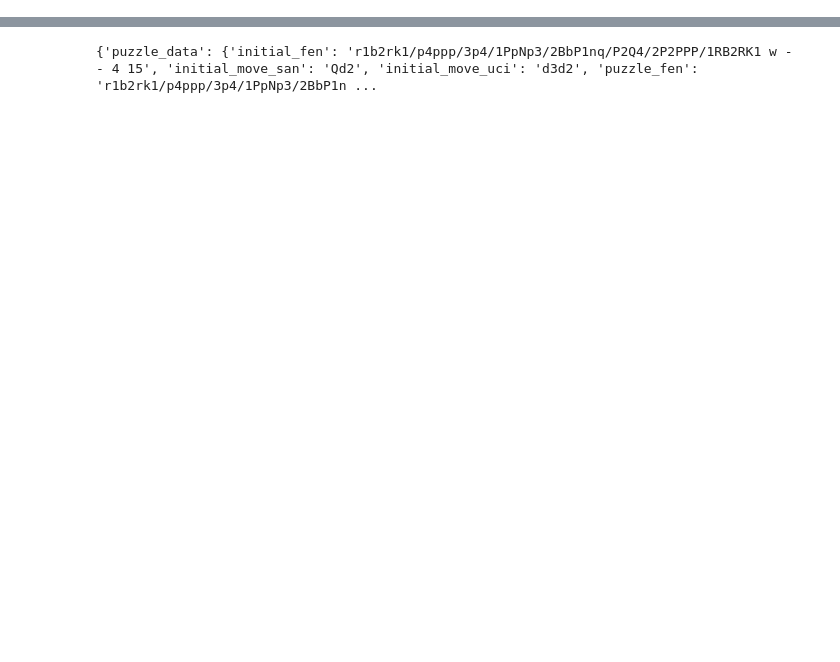
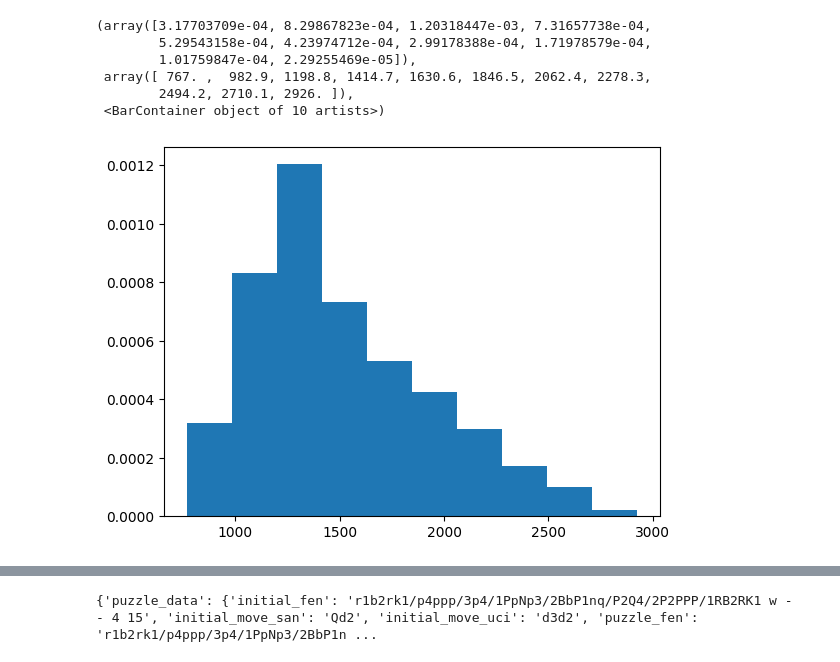
Before and after one commit to simonboegs/chessLLM, a Jupyter notebook: main.ipynb, the cells around one changed output, grey strips where cells are left out. Drawn from its saved outputs; the diff is of its cells as text; code cells hidden in the pictures; blank space fills up the shorter version.

```diff
--- a/main.ipynb
+++ b/main.ipynb
@@ -3,0 +7,18 @@ import json
+# %%
+filenames = os.listdir("blitz-tactics-puzzles/lichess-puzzles-v1")
+ratings = []
+for file in filenames:
+    path = f"blitz-tactics-puzzles/lichess-puzzles-v1/{file}"
+    with open(path) as f:
+        data = json.load(f)
+    ratings.append(data["metadata"]["rating"])
+
+plt.hist(ratings, density=True)
+# %% [output]
+(array([3.17703709e-04, 8.29867823e-04, 1.20318447e-03, 7.31657738e-04,
+        5.29543158e-04, 4.23974712e-04, 2.99178388e-04, 1.71978579e-04,
+        1.01759847e-04, 2.29255469e-05]),
+ array([ 767. ,  982.9, 1198.8, 1414.7, 1630.6, 1846.5, 2062.4, 2278.3,
+        2494.2, 2710.1, 2926. ]),
+ <BarContainer object of 10 artists>)
+[figure, added]
```
Also changed, not shown: parts of 6 cells of this notebook, 10 other files.
